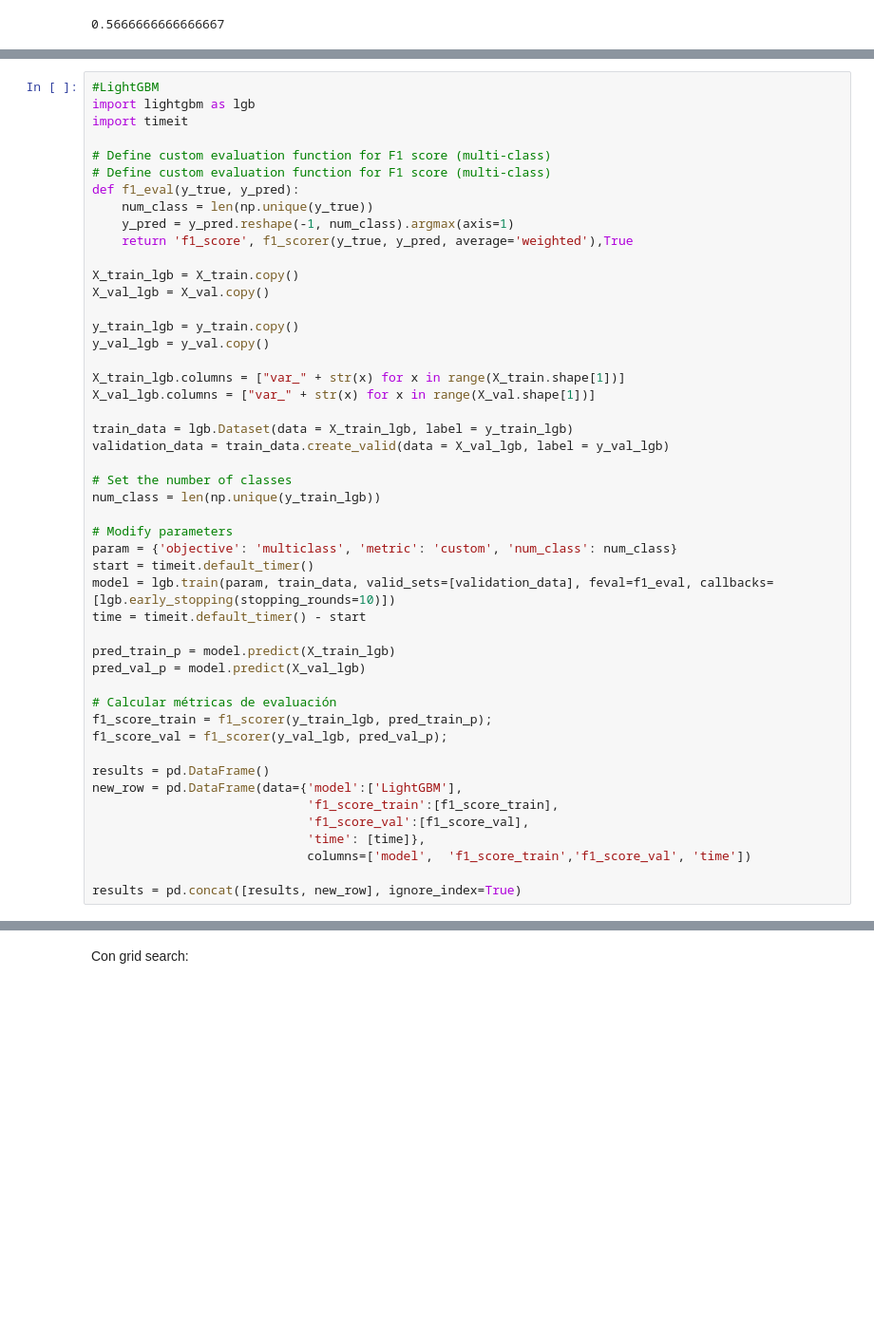
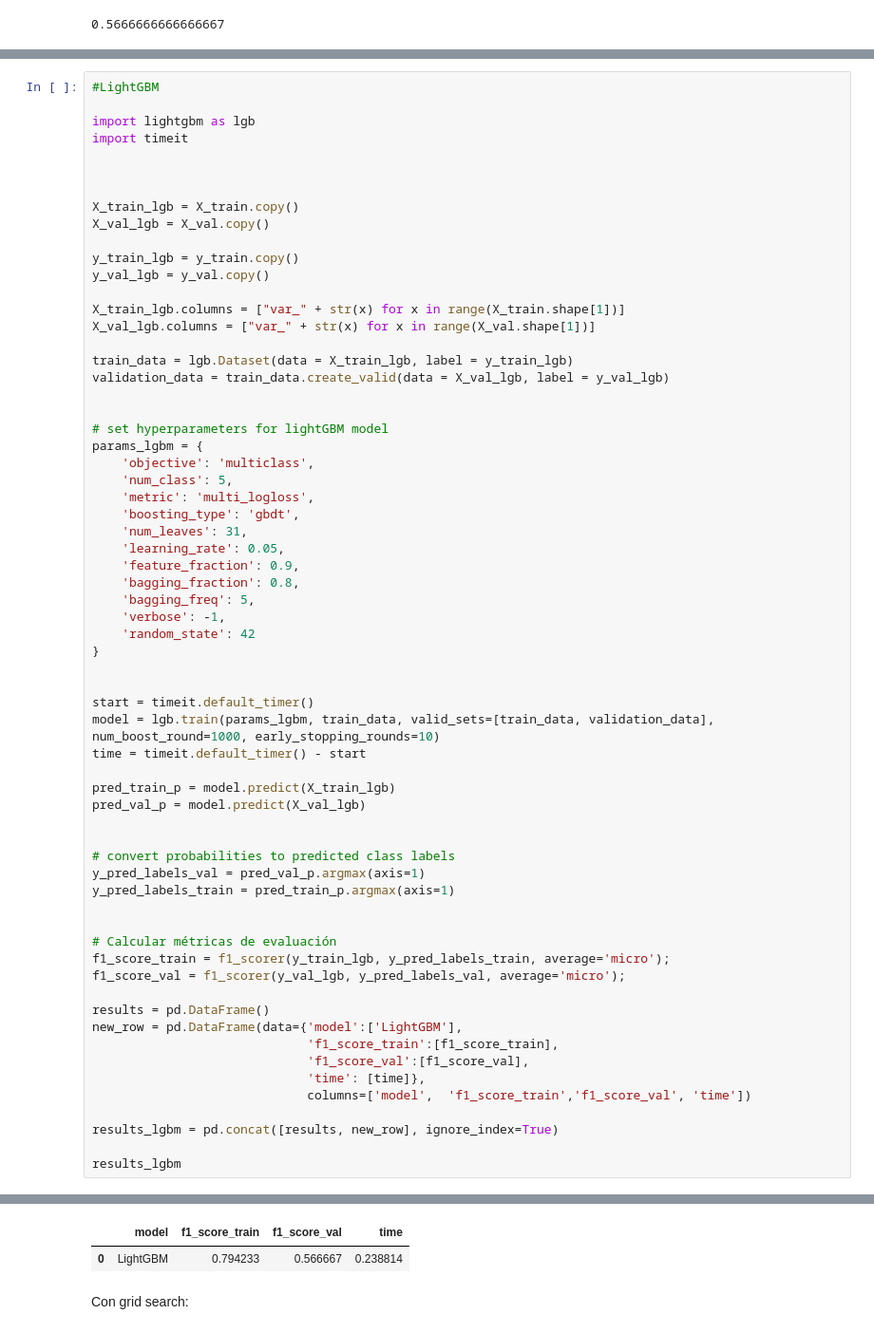
Before and after one commit to mimove/DATAPROJECT3, a Jupyter notebook: data_project3.ipynb, the cells around one changed output, grey strips where cells are left out. Shown at 95% size. Cells and saved outputs as stored; diff of their text form; blank space fills up the shorter version.

```diff
--- a/data_project3.ipynb
+++ b/data_project3.ipynb
@@ -1145,14 +1145,10 @@ print(f1_score)
 # %%
 #LightGBM
+
 import lightgbm as lgb
 import timeit
 
-# Define custom evaluation function for F1 score (multi-class)
-# Define custom evaluation function for F1 score (multi-class)
-def f1_eval(y_true, y_pred):
-    num_class = len(np.unique(y_true))
-    y_pred = y_pred.reshape(-1, num_class).argmax(axis=1)
-    return 'f1_score', f1_scorer(y_true, y_pred, average='weighted'),True
+
 
 X_train_lgb = X_train.copy()
 X_val_lgb = X_val.copy()
@@ -1166,21 +1162,39 @@ X_val_lgb.columns = ["var_" + str(x) for x in range(X_val.shape[1])]
 train_data = lgb.Dataset(data = X_train_lgb, label = y_train_lgb)
 validation_data = train_data.create_valid(data = X_val_lgb, label = y_val_lgb)
 
-# Set the number of classes
-num_class = len(np.unique(y_train_lgb))
 
-# Modify parameters
-param = {'objective': 'multiclass', 'metric': 'custom', 'num_class': num_class}
+# set hyperparameters for lightGBM model
+params_lgbm = {
+    'objective': 'multiclass',
+    'num_class': 5,
+    'metric': 'multi_logloss',
+    'boosting_type': 'gbdt',
+    'num_leaves': 31,
+    'learning_rate': 0.05,
+    'feature_fraction': 0.9,
+    'bagging_fraction': 0.8,
+    'bagging_freq': 5,
+    'verbose': -1,
+    'random_state': 42
+}
+
+
 start = timeit.default_timer()
-model = lgb.train(param, train_data, valid_sets=[validation_data], feval=f1_eval, callbacks=[lgb.early_stopping(stopping_rounds=10)])
+model = lgb.train(params_lgbm, train_data, valid_sets=[train_data, validation_data], num_boost_round=1000, early_stopping_rounds=10)
 time = timeit.default_timer() - start
 
 pred_train_p = model.predict(X_train_lgb)
 pred_val_p = model.predict(X_val_lgb)
 
+
+# convert probabilities to predicted class labels
+y_pred_labels_val = pred_val_p.argmax(axis=1)
+y_pred_labels_train = pred_train_p.argmax(axis=1)
+
+
 # Calcular métricas de evaluación
-f1_score_train = f1_scorer(y_train_lgb, pred_train_p);
-f1_score_val = f1_scorer(y_val_lgb, pred_val_p);
+f1_score_train = f1_scorer(y_train_lgb, y_pred_labels_train, average='micro');
+f1_score_val = f1_scorer(y_val_lgb, y_pred_labels_val, average='micro');
 
 results = pd.DataFrame()
 new_row = pd.DataFrame(data={'model':['LightGBM'],
@@ -1189,5 +1203,7 @@ new_row = pd.DataFrame(data={'model':['LightGBM'],
                              'time': [time]},
                              columns=['model',  'f1_score_train','f1_score_val', 'time'])
 
-results = pd.concat([results, new_row], ignore_index=True)
+results_lgbm = pd.concat([results, new_row], ignore_index=True)
+
+results_lgbm
 # %% [output]
@@ -1209,3 +1243,5 @@ AttributeError: 'Dataset' object has no attribute 'reshape'
+|  | model | f1_score_train | f1_score_val | time |
+| 0 | LightGBM | 0.794233 | 0.566667 | 0.238814 |
 # %% [markdown]
 Con grid search:
 # %%
```
Also changed, not shown: parts of 17 cells of this notebook, 2 other files.
